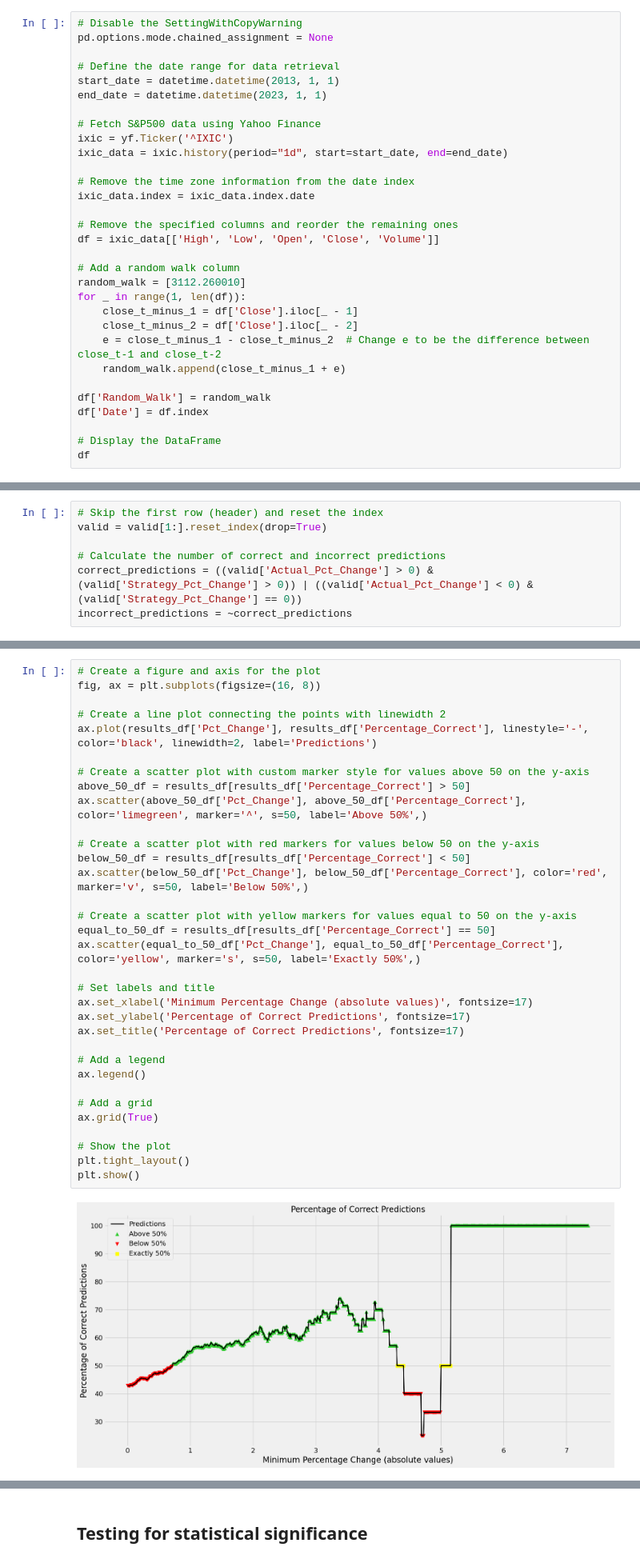
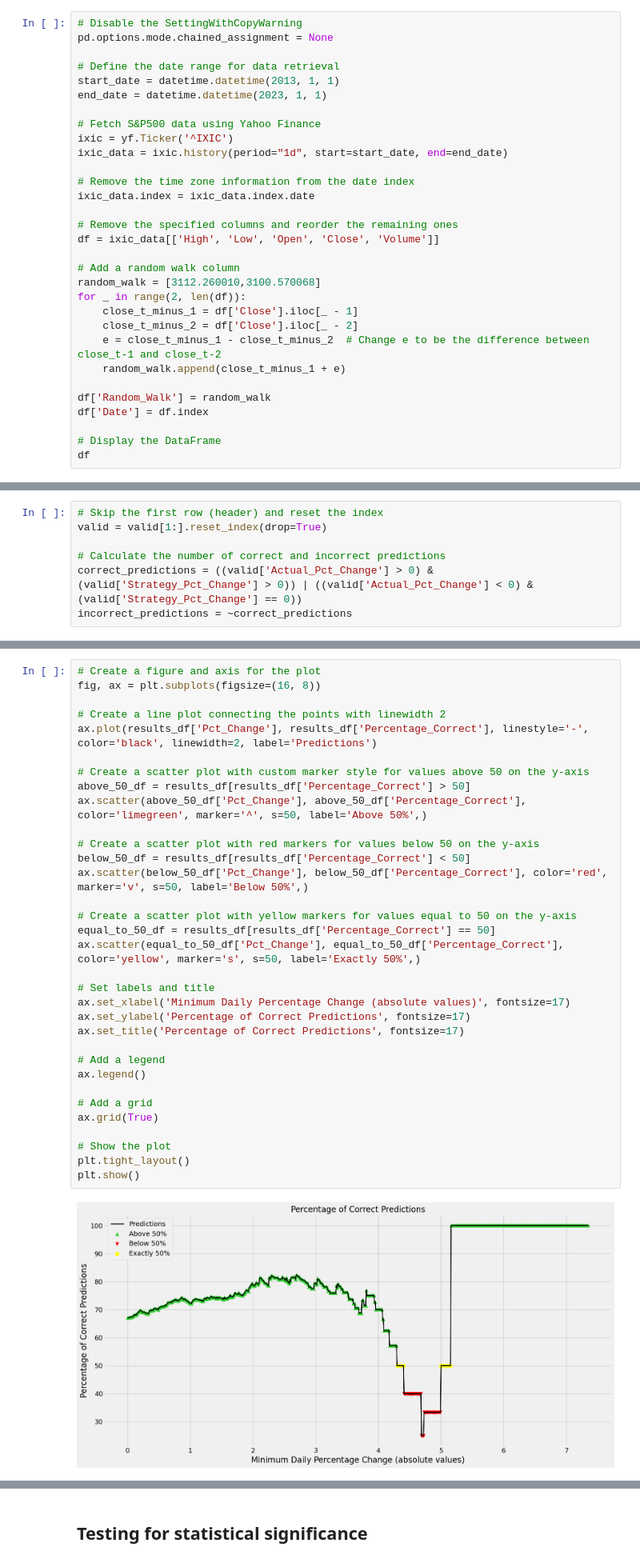
Before and after one commit to odamgaard/Seminar-Applied-Corporate-Finance, a Jupyter notebook: Project/Neural Network (DJI).ipynb, the cells around one changed output, grey strips where cells are left out. Shown at 80% size. Drawn from its saved outputs; the diff is of its cells as text.

```diff
--- a/Project/Neural Network (DJI).ipynb
+++ b/Project/Neural Network (DJI).ipynb
@@ -36,8 +36,8 @@ ixic_data.index = ixic_data.index.date
 df = ixic_data[['High', 'Low', 'Open', 'Close', 'Volume']]
 
 # Add a random walk column
-random_walk = [3112.260010]
-for _ in range(1, len(df)):
+random_walk = [3112.260010,3100.570068]
+for _ in range(2, len(df)):
     close_t_minus_1 = df['Close'].iloc[_ - 1]
     close_t_minus_2 = df['Close'].iloc[_ - 2]
     e = close_t_minus_1 - close_t_minus_2  # Change e to be the difference between close_t-1 and close_t-2
@@ -570,35 +570,35 @@ fig, ax = plt.subplots(figsize=(16, 8))
 
 # Create a line plot connecting the points with linewidth 2
 ax.plot(results_df['Pct_Change'], results_df['Percentage_Correct'], linestyle='-', color='black', linewidth=2, label='Predictions')
 
 # Create a scatter plot with custom marker style for values above 50 on the y-axis
 above_50_df = results_df[results_df['Percentage_Correct'] > 50]
 ax.scatter(above_50_df['Pct_Change'], above_50_df['Percentage_Correct'], color='limegreen', marker='^', s=50, label='Above 50%',)
 
 # Create a scatter plot with red markers for values below 50 on the y-axis
 below_50_df = results_df[results_df['Percentage_Correct'] < 50]
 ax.scatter(below_50_df['Pct_Change'], below_50_df['Percentage_Correct'], color='red', marker='v', s=50, label='Below 50%',)
 
 # Create a scatter plot with yellow markers for values equal to 50 on the y-axis
 equal_to_50_df = results_df[results_df['Percentage_Correct'] == 50]
 ax.scatter(equal_to_50_df['Pct_Change'], equal_to_50_df['Percentage_Correct'], color='yellow', marker='s', s=50, label='Exactly 50%',)
 
 # Set labels and title
-ax.set_xlabel('Minimum Percentage Change (absolute values)', fontsize=17)
+ax.set_xlabel('Minimum Daily Percentage Change (absolute values)', fontsize=17)
 ax.set_ylabel('Percentage of Correct Predictions', fontsize=17)
 ax.set_title('Percentage of Correct Predictions', fontsize=17)
 
 # Add a legend
 ax.legend()
 
 # Add a grid
 ax.grid(True)
 
 # Show the plot
 plt.tight_layout()
 plt.show()
 # %% [output]
-[figure, old version]
+[figure, new version]
 # %%
 # Create a new DataFrame with the top 10 biggest percentage changes
 valid['Correct_Prediction'] = ((valid['Actual_Pct_Change'] > 0) & (valid['Strategy_Pct_Change'] == valid['Actual_Pct_Change'])) | ((valid['Actual_Pct_Change'] < 0) & (valid['Strategy_Pct_Change'] == 0))
```
Also changed, not shown: parts of 13 cells of this notebook.
